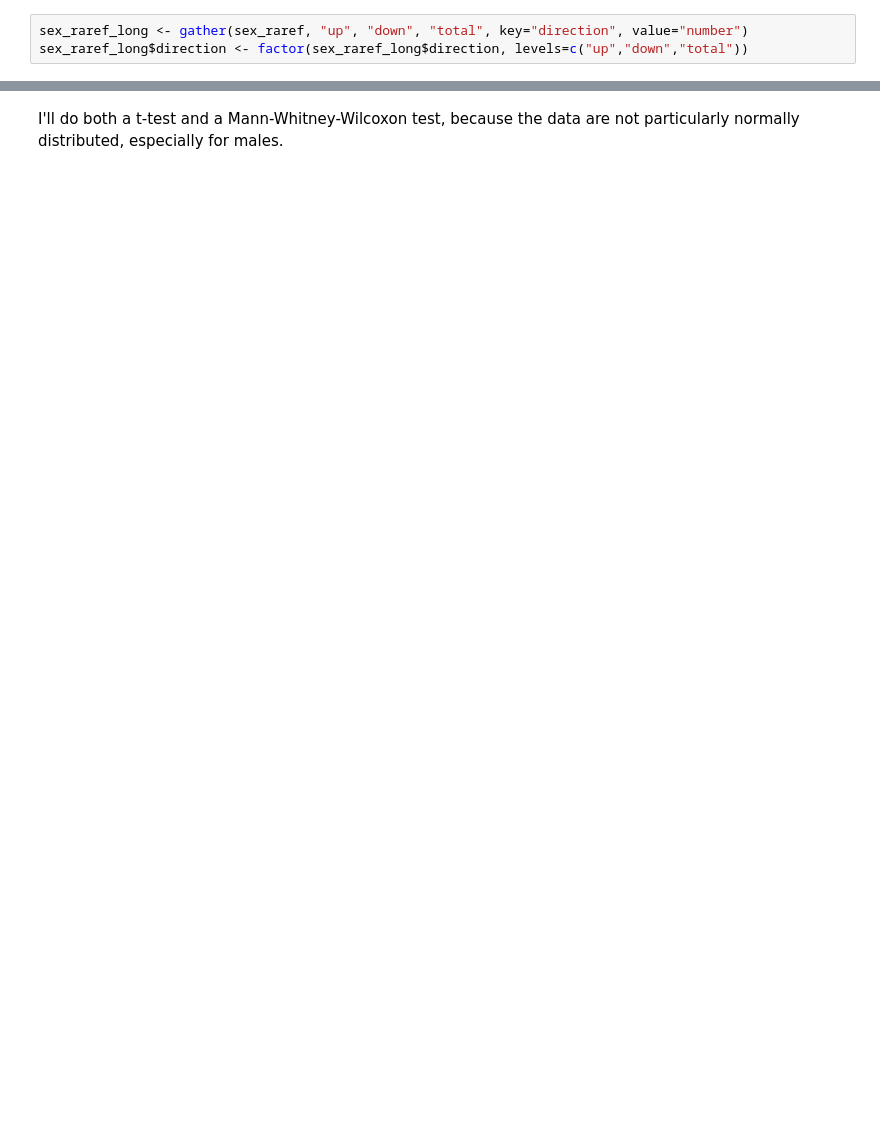
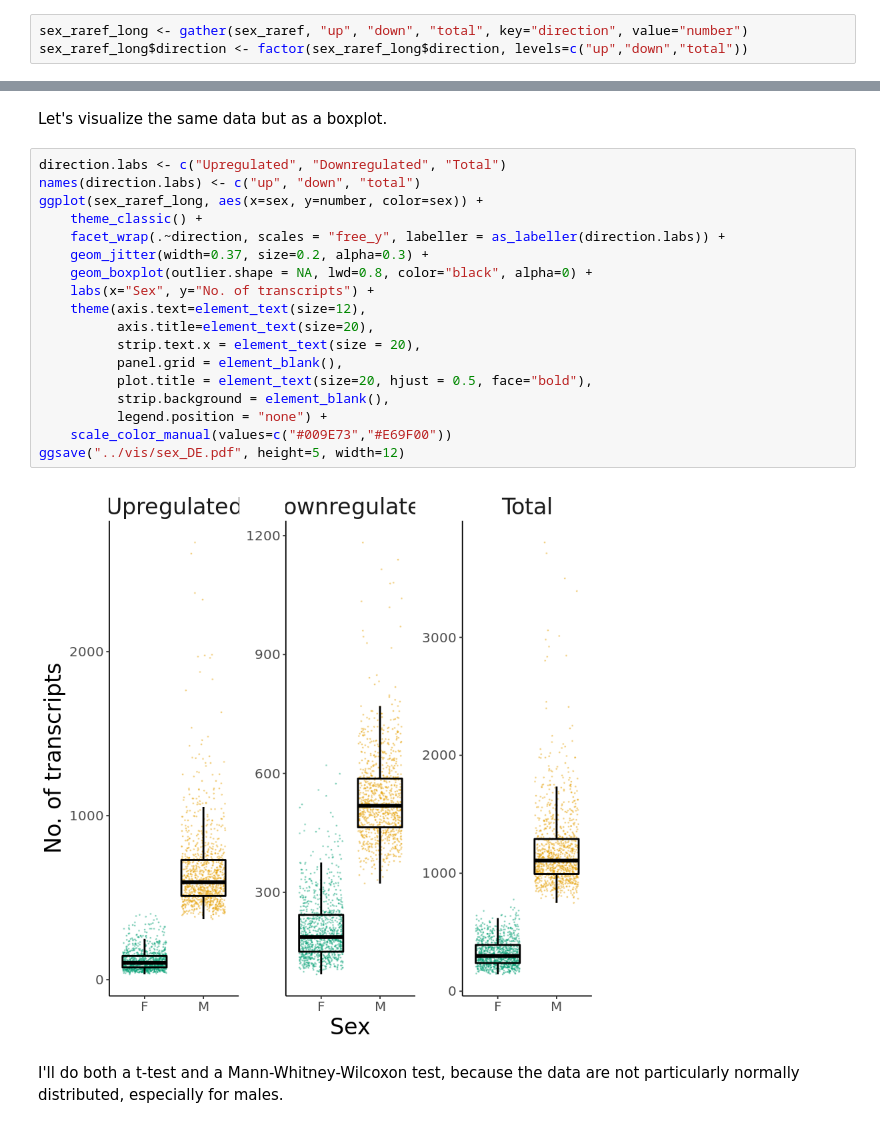
Before and after one commit to tepoltlab/RhithroLoxo_DE, a Jupyter notebook: juptyer_notebooks/DESeq2_RhithroLoxo.ipynb, the cells around one changed output, grey strips where cells are left out. Drawn from its saved outputs; the diff is of its cells as text; blank space fills up the shorter version.

```diff
--- a/juptyer_notebooks/DESeq2_RhithroLoxo.ipynb
+++ b/juptyer_notebooks/DESeq2_RhithroLoxo.ipynb
@@ -550,3 +1014,25 @@ ggplot(sex_raref_long, aes(x=number, color=sex)) +
+# %% [markdown]
+Let's visualize the same data but as a boxplot.
+# %%
+direction.labs <- c("Upregulated", "Downregulated", "Total")
+names(direction.labs) <- c("up", "down", "total")
+ggplot(sex_raref_long, aes(x=sex, y=number, color=sex)) +
+    theme_classic() +
+    facet_wrap(.~direction, scales = "free_y", labeller = as_labeller(direction.labs)) +
+    geom_jitter(width=0.37, size=0.2, alpha=0.3) +
+    geom_boxplot(outlier.shape = NA, lwd=0.8, color="black", alpha=0) +
+    labs(x="Sex", y="No. of transcripts") +
+    theme(axis.text=element_text(size=12),
+          axis.title=element_text(size=20),
+          strip.text.x = element_text(size = 20),
+          panel.grid = element_blank(),
+          plot.title = element_text(size=20, hjust = 0.5, face="bold"),
+          strip.background = element_blank(),
+          legend.position = "none") +
+    scale_color_manual(values=c("#009E73","#E69F00"))
+ggsave("../vis/sex_DE.pdf", height=5, width=12)
+# %% [output]
+[figure, added]
 # %% [markdown]
 I'll do both a t-test and a Mann-Whitney-Wilcoxon test, because the data are not particularly normally distributed, especially for males.
 # %%
```
Also changed, not shown: parts of 112 cells of this notebook, 13 other files.
